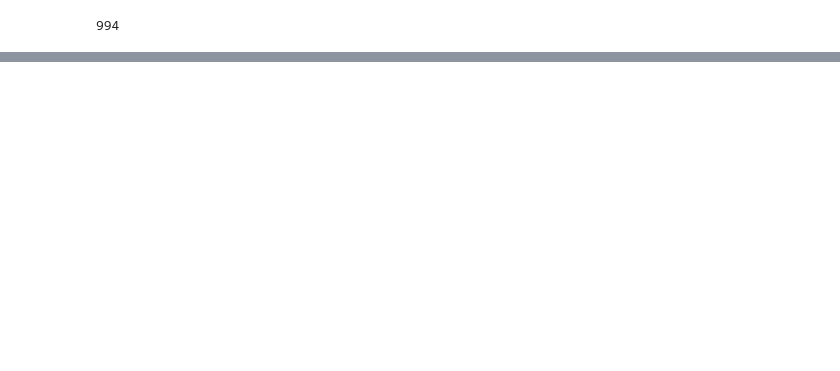
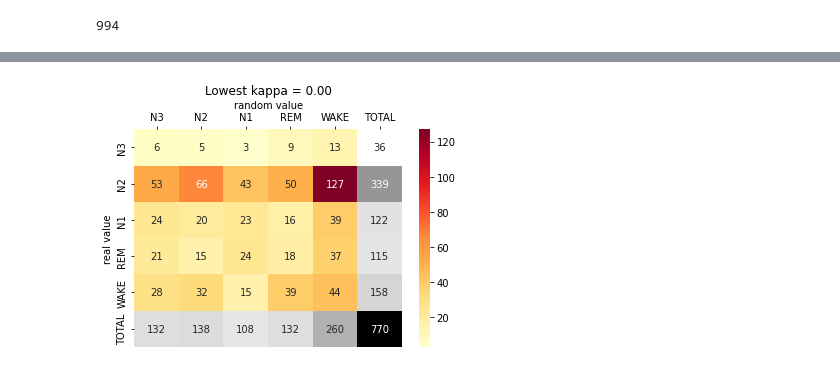
Before and after one commit to Timgrau/Machinelearning, a Jupyter notebook: Sleep-Staging/Task_E04.ipynb, the cells around one changed output, grey strips where cells are left out. Cells and saved outputs as stored; diff of their text form; code cells hidden in the pictures; blank space fills up the shorter version.

```diff
--- a/Sleep-Staging/Task_E04.ipynb
+++ b/Sleep-Staging/Task_E04.ipynb
@@ -123,0 +187,42 @@ for record in record_list:
+# %%
+# Show the highest and lowest kappa
+
+i = 0
+lowest = [1, "dummy", "dummy"]
+highest = [0, "dummy", "dummy"]
+
+for record in record_list:
+
+    sleep_stages, name, _ = get_converted_sleep_stages(TRAIN_PATH+record+"-arousal.mat")
+    ref_hypnogram = transform_undef(sleep_stages[0:len(sleep_stages):200*30])
+    rand_hypnogram = create_random_hypno(ref_hypnogram.shape)
+
+    # Calculation of accuracy/kappa
+    acc = accuracy_score(ref_hypnogram, rand_hypnogram)
+    kappa = np.abs(cohen_kappa_score(ref_hypnogram, rand_hypnogram))
+
+    # Check for lowest/highest kappa
+    if(kappa < lowest[0]):
+        lowest.pop(2)
+        lowest.pop(1)
+        lowest.pop(0)
+        lowest.append(kappa)
+        lowest.append(ref_hypnogram)
+        lowest.append(rand_hypnogram)
+    if(kappa > highest[0]):
+        highest.pop(2)
+        highest.pop(1)
+        highest.pop(0)
+        highest.append(kappa)
+        highest.append(ref_hypnogram)
+        highest.append(rand_hypnogram)
+
+    i+=1
+    if i == 100:
+        break
+# %%
+# lowest kappa
+title = "Lowest kappa = {:.2f}".format(lowest[0])
+plot_contigency_table(lowest[1], lowest[2], title)
+# %% [output]
+[figure, added]
```
Also changed, not shown: parts of 13 cells of this notebook.
